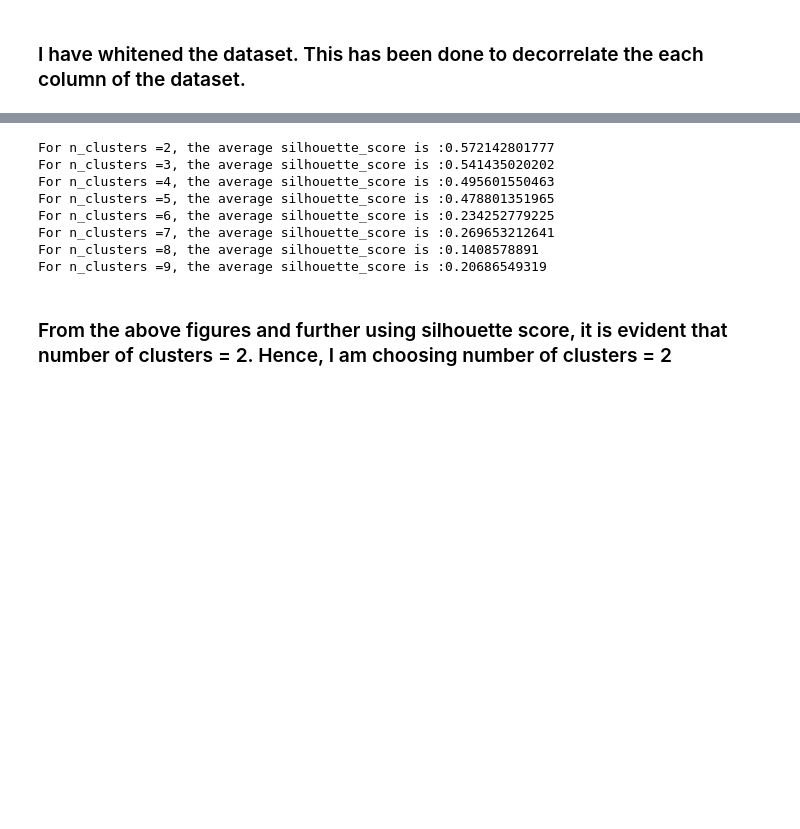
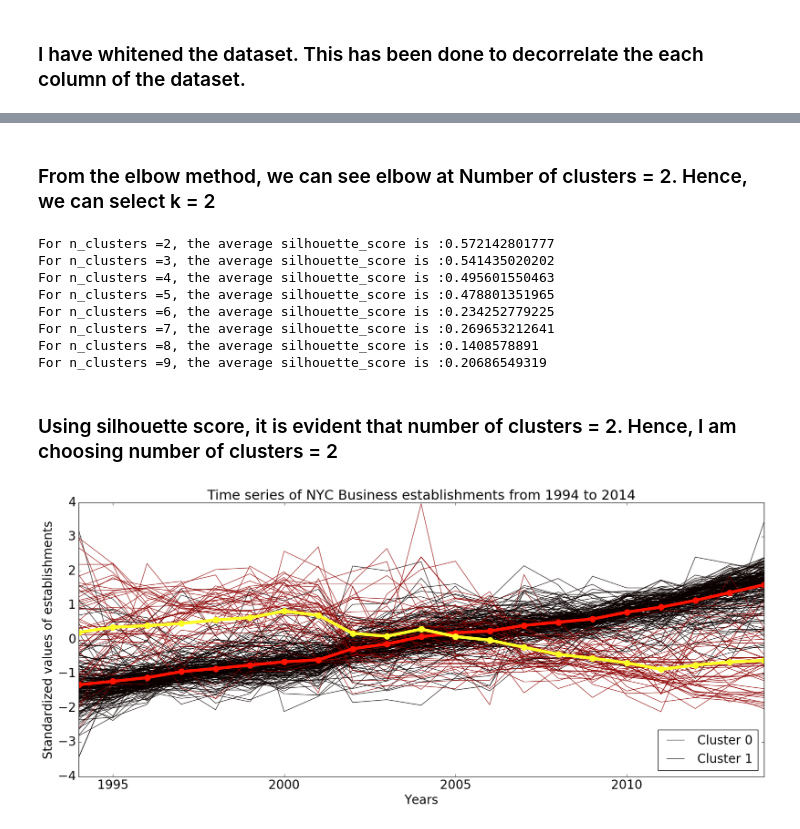
Before and after one commit to aaron-15/PUI2016_ajd629, a Jupyter notebook: HW11_ajd629/HW11_2_ajd629.ipynb, the cells around one changed output, grey strips where cells are left out. Drawn from its saved outputs; the diff is of its cells as text; code cells hidden in the pictures; blank space fills up the shorter version.

```diff
--- a/HW11_ajd629/HW11_2_ajd629.ipynb
+++ b/HW11_ajd629/HW11_2_ajd629.ipynb
@@ -179,2 +188,4 @@ elbow(zipcode_shape.iloc[:, range(5,26)], range(1,30))
 [figure]
+# %% [markdown]
+### From the elbow method, we can see elbow at Number of clusters = 2. Hence, we can select k = 2
 # %%
@@ -199,9 +207,30 @@ For n_clusters =7, the average silhouette_score is :0.269653212641
 For n_clusters =8, the average silhouette_score is :0.1408578891
 For n_clusters =9, the average silhouette_score is :0.20686549319
 # %% [markdown]
-### From the above figures and further using silhouette score, it is evident that number of clusters = 2. Hence, I am choosing number of clusters = 2
+### Using silhouette score, it is evident that number of clusters = 2. Hence, I am choosing number of clusters = 2
 # %%
 #KMeans cluster
 kmeans_cluster = KMeans(2).fit(zipcode_shape.iloc[:, range(5,26)])
 centers = kmeans_cluster.cluster_centers_
 zipcode_shape['km_labels'] = kmeans_cluster.labels_
+# %%
+#Plotting timeseries of
+fig = plt.figure(figsize=(20,8))
+ax = fig.gca()
+for i in range(len(zipcode_shape)):
+    ax.plot(range(1994,2015), zipcode_shape.iloc[i,range(5,26)],
+            '-', lw = 1, alpha = 0.8, c=cm.hot(zipcode_shape.km_labels[i]*50) )
+plt.xlim(1994,2014)
+plt.xticks(fontsize=20)
+plt.yticks(fontsize=20)
+plt.xlabel("Years", fontsize=20)
+plt.ylabel("Standardized values of establishments", fontsize=20)
+plt.title('Time series of NYC Business establishments from 1994 to 2014',
+          fontsize=22)
+for i in range(len(centers)):
+    plt.plot(range(1994,2015),centers[i],
+              '.-', ms = 20, lw = 5, c=cm.hot((i+1)*100))
+plt.legend(['Cluster 0', 'Cluster 1'], loc = 'best', fontsize=20)
+plt.show()
+# %% [output]
+[figure, added]
```
Also changed, not shown: parts of 16 cells of this notebook.
